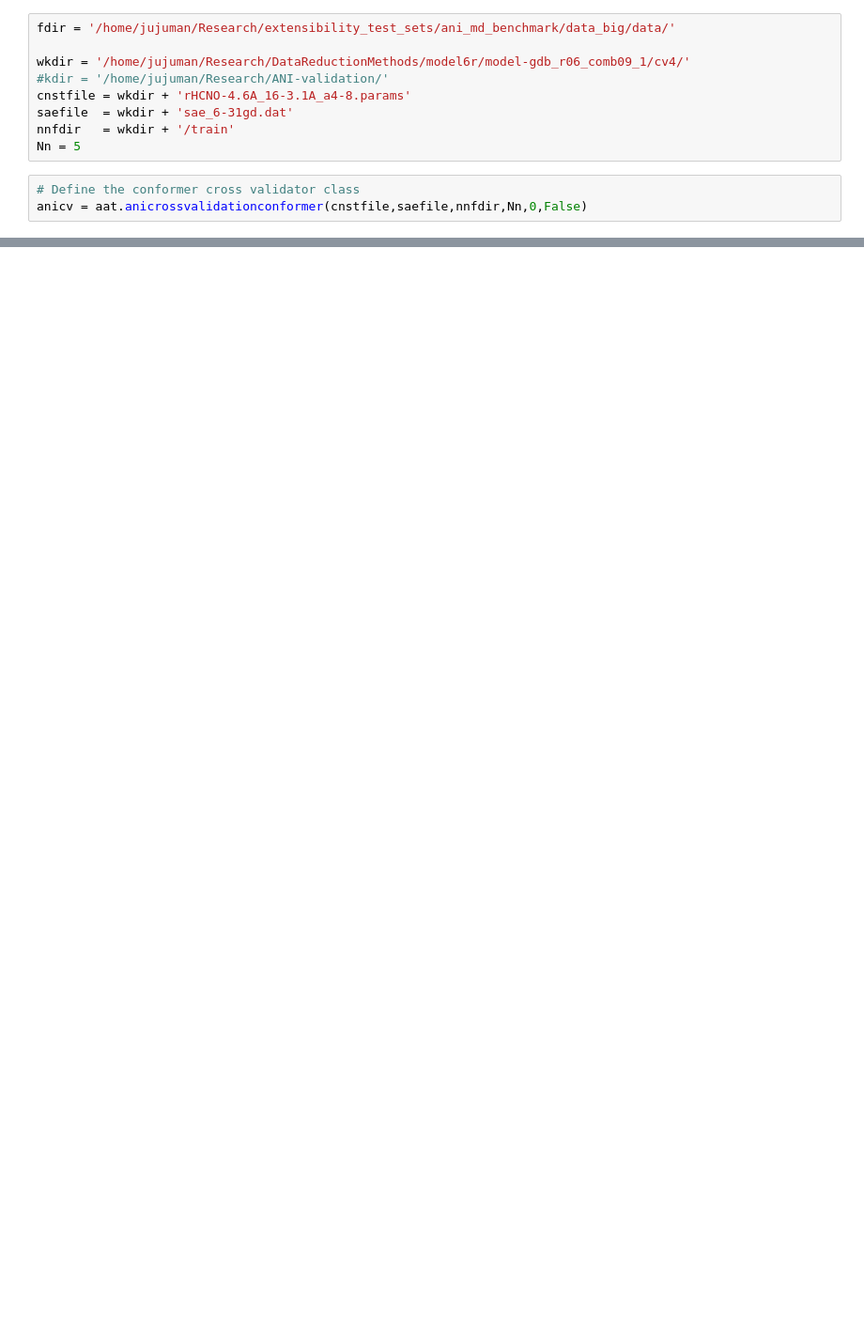
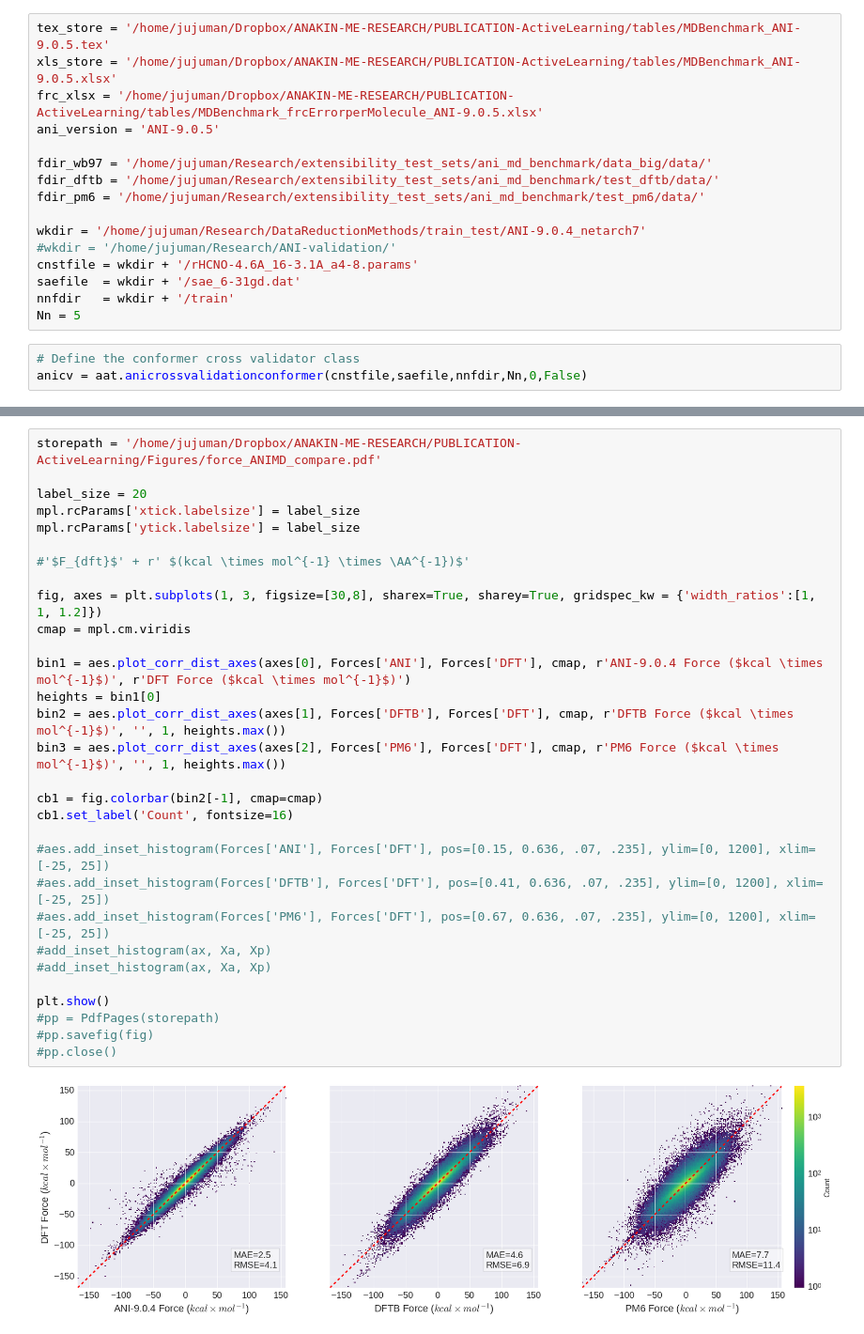
Before and after one commit to Jussmith01/ANI-Tools, a Jupyter notebook: notebooks/eval_ind_ts_data.ipynb, the cells around one changed output, grey strips where cells are left out. Shown at 94% size. Drawn from its saved outputs; the diff is of its cells as text; blank space fills up the shorter version.

```diff
--- a/notebooks/eval_ind_ts_data.ipynb
+++ b/notebooks/eval_ind_ts_data.ipynb
@@ -12,10 +21,17 @@ import pandas as pd
 # %%
-fdir = '/home/jujuman/Research/extensibility_test_sets/ani_md_benchmark/data_big/data/'
+tex_store = '/home/jujuman/Dropbox/ANAKIN-ME-RESEARCH/PUBLICATION-ActiveLearning/tables/MDBenchmark_ANI-9.0.5.tex'
+xls_store = '/home/jujuman/Dropbox/ANAKIN-ME-RESEARCH/PUBLICATION-ActiveLearning/tables/MDBenchmark_ANI-9.0.5.xlsx'
+frc_xlsx = '/home/jujuman/Dropbox/ANAKIN-ME-RESEARCH/PUBLICATION-ActiveLearning/tables/MDBenchmark_frcErrorperMolecule_ANI-9.0.5.xlsx'
+ani_version = 'ANI-9.0.5'
 
-wkdir = '/home/jujuman/Research/DataReductionMethods/model6r/model-gdb_r06_comb09_1/cv4/'
-#kdir = '/home/jujuman/Research/ANI-validation/'
-cnstfile = wkdir + 'rHCNO-4.6A_16-3.1A_a4-8.params'
-saefile  = wkdir + 'sae_6-31gd.dat'
+fdir_wb97 = '/home/jujuman/Research/extensibility_test_sets/ani_md_benchmark/data_big/data/'
+fdir_dftb = '/home/jujuman/Research/extensibility_test_sets/ani_md_benchmark/test_dftb/data/'
+fdir_pm6 = '/home/jujuman/Research/extensibility_test_sets/ani_md_benchmark/test_pm6/data/'
+
+wkdir = '/home/jujuman/Research/DataReductionMethods/train_test/ANI-9.0.4_netarch7'
+#wkdir = '/home/jujuman/Research/ANI-validation/'
+cnstfile = wkdir + '/rHCNO-4.6A_16-3.1A_a4-8.params'
+saefile  = wkdir + '/sae_6-31gd.dat'
 nnfdir   = wkdir + '/train'
 Nn = 5
 # %%
@@ -71,0 +299,32 @@ Capsaicin    49.00  1.62  2.13 25.79  2.06  2.95 231.13   2.08   2.66  50.26
+# %%
+storepath = '/home/jujuman/Dropbox/ANAKIN-ME-RESEARCH/PUBLICATION-ActiveLearning/Figures/force_ANIMD_compare.pdf'
+
+label_size = 20
+mpl.rcParams['xtick.labelsize'] = label_size
+mpl.rcParams['ytick.labelsize'] = label_size
+
+#'$F_{dft}$' + r' $(kcal \times mol^{-1} \times \AA^{-1})$'
+
+fig, axes = plt.subplots(1, 3, figsize=[30,8], sharex=True, sharey=True, gridspec_kw = {'width_ratios':[1, 1, 1.2]})
+cmap = mpl.cm.viridis
+
+bin1 = aes.plot_corr_dist_axes(axes[0], Forces['ANI'], Forces['DFT'], cmap, r'ANI-9.0.4 Force ($kcal \times mol^{-1}$)', r'DFT Force ($kcal \times mol^{-1}$)')
+heights = bin1[0]
+bin2 = aes.plot_corr_dist_axes(axes[1], Forces['DFTB'], Forces['DFT'], cmap, r'DFTB Force ($kcal \times mol^{-1}$)', '', 1, heights.max())
+bin3 = aes.plot_corr_dist_axes(axes[2], Forces['PM6'], Forces['DFT'], cmap, r'PM6 Force ($kcal \times mol^{-1}$)', '', 1, heights.max())
+
+cb1 = fig.colorbar(bin2[-1], cmap=cmap)
+cb1.set_label('Count', fontsize=16)
+
+#aes.add_inset_histogram(Forces['ANI'], Forces['DFT'], pos=[0.15, 0.636, .07, .235], ylim=[0, 1200], xlim=[-25, 25])
+#aes.add_inset_histogram(Forces['DFTB'], Forces['DFT'], pos=[0.41, 0.636, .07, .235], ylim=[0, 1200], xlim=[-25, 25])
+#aes.add_inset_histogram(Forces['PM6'], Forces['DFT'], pos=[0.67, 0.636, .07, .235], ylim=[0, 1200], xlim=[-25, 25])
+#add_inset_histogram(ax, Xa, Xp)
+#add_inset_histogram(ax, Xa, Xp)
+
+plt.show()
+#pp = PdfPages(storepath)
+#pp.savefig(fig)
+#pp.close()
+# %% [output]
+[figure, added]
```
Also changed, not shown: parts of 11 cells of this notebook, 20 other files.
